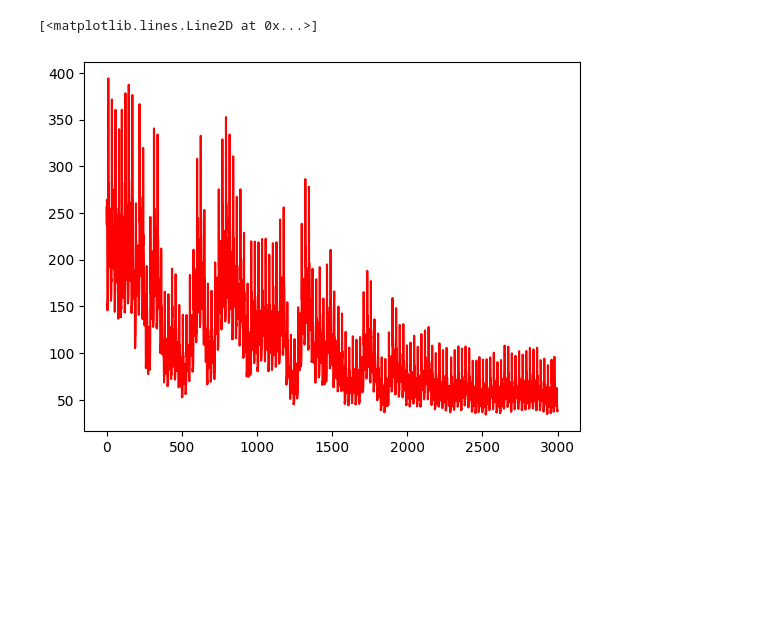
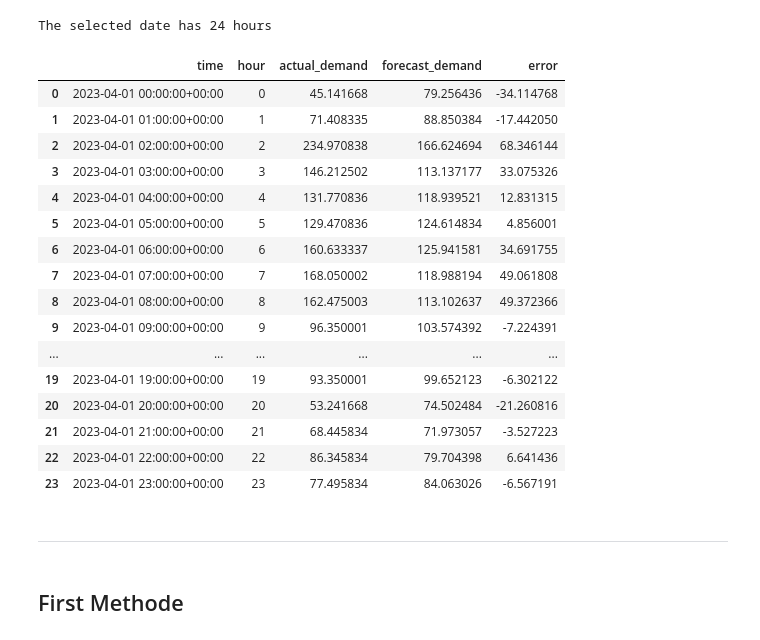
Before and after one commit to 0815Paul/SPMA, a Jupyter notebook: scenario_generation.ipynb, the cells around one changed output. Drawn from its saved outputs; the diff is of its cells as text; code cells hidden in the pictures; blank space fills up the shorter version.

Commit message:
implemented 2 methods of scenario generation

```diff
--- a/scenario_generation.ipynb
+++ b/scenario_generation.ipynb
@@ -8,8 +9,21 @@ import scipy.stats as stats
 # Load the dataset
 dataset = pd.read_csv(r'input/data/240624_validation_data.csv')
 
+# Extract the time, forecasted demand and actual demand
 time = dataset['time']
+time = pd.to_datetime(time, utc=True)
 forecast_demand = dataset['predicted heat']
 actual_demand = dataset['delivered heat']
 
+# Create a dataframe
 df_data = pd.DataFrame({'time' : time, 'actual_demand': actual_demand, 'forecast_demand': forecast_demand})
+df_data['hour']=time.dt.hour
+
+# Calculate the error and absolute error
+df_data['error']= df_data['actual_demand'] - df_data['forecast_demand']
+
+# Calculate the mean of the error for whole dataset
+mu_all = df_data['error'].mean()
+sigma_all = df_data['error'].std()
+print('Mean of the mean of the error of each hour:', mu_all)
+print('Standard deviation of the mean of the error of each hour:', sigma_all)
@@ -16,12 +32,0 @@ df_data = pd.DataFrame({'time' : time, 'actual_demand': actual_demand, 'forecast
-# %%
-# Calculate the error and absolute error
-df_data['error']= df_data['actual_demand'] - df_data['forecast_demand']
-df_data['abs_error']= abs(df_data['error'])
-
-# Mean and standard deviation of the error
-mean_error = df_data['error'].mean()
-std_error = df_data['error'].std()
-
-#Print the mean and standard deviation of the error
-print('Mean error:', mean_error)
-print('Standard deviation of the error:', std_error)
@@ -54,6 +33,36 @@ plt.plot(x, function, label='Normal Distribution')
-# %%
-# Visualising the data
-plt.plot(forecast_demand, color = 'red', label = 'Forecast Demand')
-# %% [output]
-[<matplotlib.lines.Line2D at 0x...>]
-[figure, removed]
+# %%
+# Select the date for which you want to extract the data
+selected_date = '2023-04-01'
+
+# Extract the data for the selected date
+daily_date = df_data[df_data['time'].dt.date == pd.to_datetime(selected_date).date()].reset_index(drop=True)
+daily_date = daily_date[['time', 'hour', 'actual_demand', 'forecast_demand', 'error']]
+if(len(daily_date)==24):
+    print('The selected date has 24 hours')
+else:
+    print('The selected date does not have 24 hours')
+
+daily_date
+# %% [output]
+The selected date has 24 hours
+|  | time | hour | actual_demand | forecast_demand | error |
+| 0 | 2023-04-01 00:00:00+00:00 | 0 | 45.141668 | 79.256436 | -34.114768 |
+| 1 | 2023-04-01 01:00:00+00:00 | 1 | 71.408335 | 88.850384 | -17.442050 |
+| 2 | 2023-04-01 02:00:00+00:00 | 2 | 234.970838 | 166.624694 | 68.346144 |
+| 3 | 2023-04-01 03:00:00+00:00 | 3 | 146.212502 | 113.137177 | 33.075326 |
+| 4 | 2023-04-01 04:00:00+00:00 | 4 | 131.770836 | 118.939521 | 12.831315 |
+| 5 | 2023-04-01 05:00:00+00:00 | 5 | 129.470836 | 124.614834 | 4.856001 |
+| 6 | 2023-04-01 06:00:00+00:00 | 6 | 160.633337 | 125.941581 | 34.691755 |
+| 7 | 2023-04-01 07:00:00+00:00 | 7 | 168.050002 | 118.988194 | 49.061808 |
+| 8 | 2023-04-01 08:00:00+00:00 | 8 | 162.475003 | 113.102637 | 49.372366 |
+| 9 | 2023-04-01 09:00:00+00:00 | 9 | 96.350001 | 103.574392 | -7.224391 |
+| ... | ... | ... | ... | ... | ... |
+| 19 | 2023-04-01 19:00:00+00:00 | 19 | 93.350001 | 99.652123 | -6.302122 |
+| 20 | 2023-04-01 20:00:00+00:00 | 20 | 53.241668 | 74.502484 | -21.260816 |
+| 21 | 2023-04-01 21:00:00+00:00 | 21 | 68.445834 | 71.973057 | -3.527223 |
+| 22 | 2023-04-01 22:00:00+00:00 | 22 | 86.345834 | 79.704398 | 6.641436 |
+| 23 | 2023-04-01 23:00:00+00:00 | 23 | 77.495834 | 84.063026 | -6.567191 |
+# %% [markdown]
+---
+# %% [markdown]
+## First Methode
```
Also changed, not shown: parts of 13 cells of this notebook.
